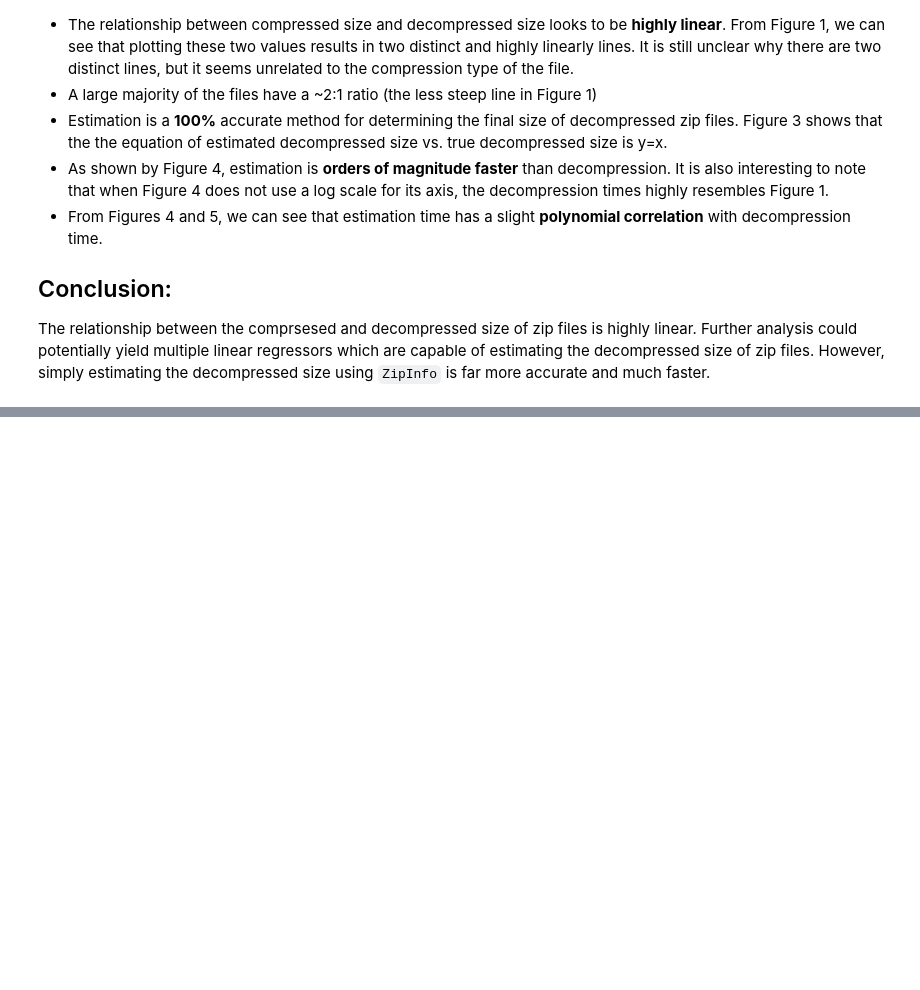
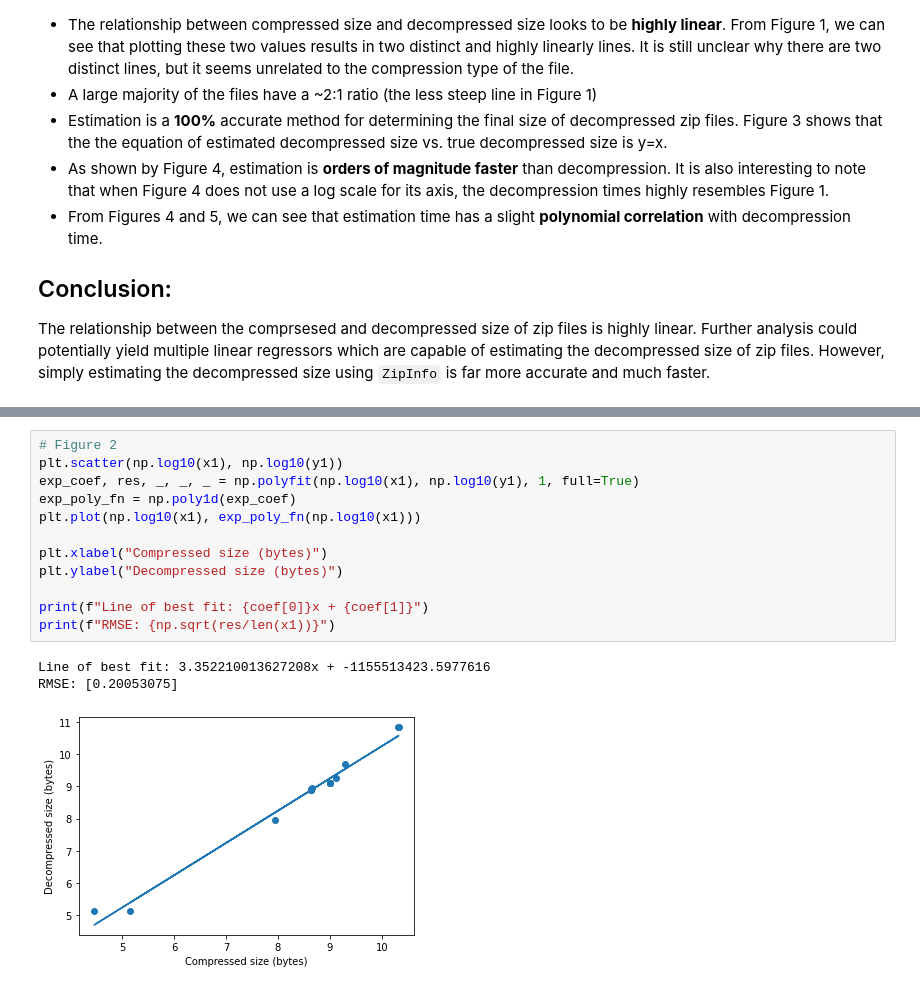
Before and after one commit to xtracthub/abyss, a Jupyter notebook: notebooks/decompression_analysis.ipynb, the cells around one changed output, grey strips where cells are left out. Drawn from its saved outputs; the diff is of its cells as text; blank space fills up the shorter version.

```diff
--- a/notebooks/decompression_analysis.ipynb
+++ b/notebooks/decompression_analysis.ipynb
@@ -356,0 +242,16 @@ Unlike the estimation of zip file decompressed size, tar file decompressed size
+# %%
+# Figure 2
+plt.scatter(np.log10(x1), np.log10(y1))
+exp_coef, res, _, _, _ = np.polyfit(np.log10(x1), np.log10(y1), 1, full=True)
+exp_poly_fn = np.poly1d(exp_coef)
+plt.plot(np.log10(x1), exp_poly_fn(np.log10(x1)))
+
+plt.xlabel("Compressed size (bytes)")
+plt.ylabel("Decompressed size (bytes)")
+
+print(f"Line of best fit: {coef[0]}x + {coef[1]}")
+print(f"RMSE: {np.sqrt(res/len(x1))}")
+# %% [output]
+Line of best fit: 3.352210013627208x + -1155513423.5977616
+RMSE: [0.20053075]
+[figure, added]
```
Also changed, not shown: parts of 25 cells of this notebook, 4 other files.
